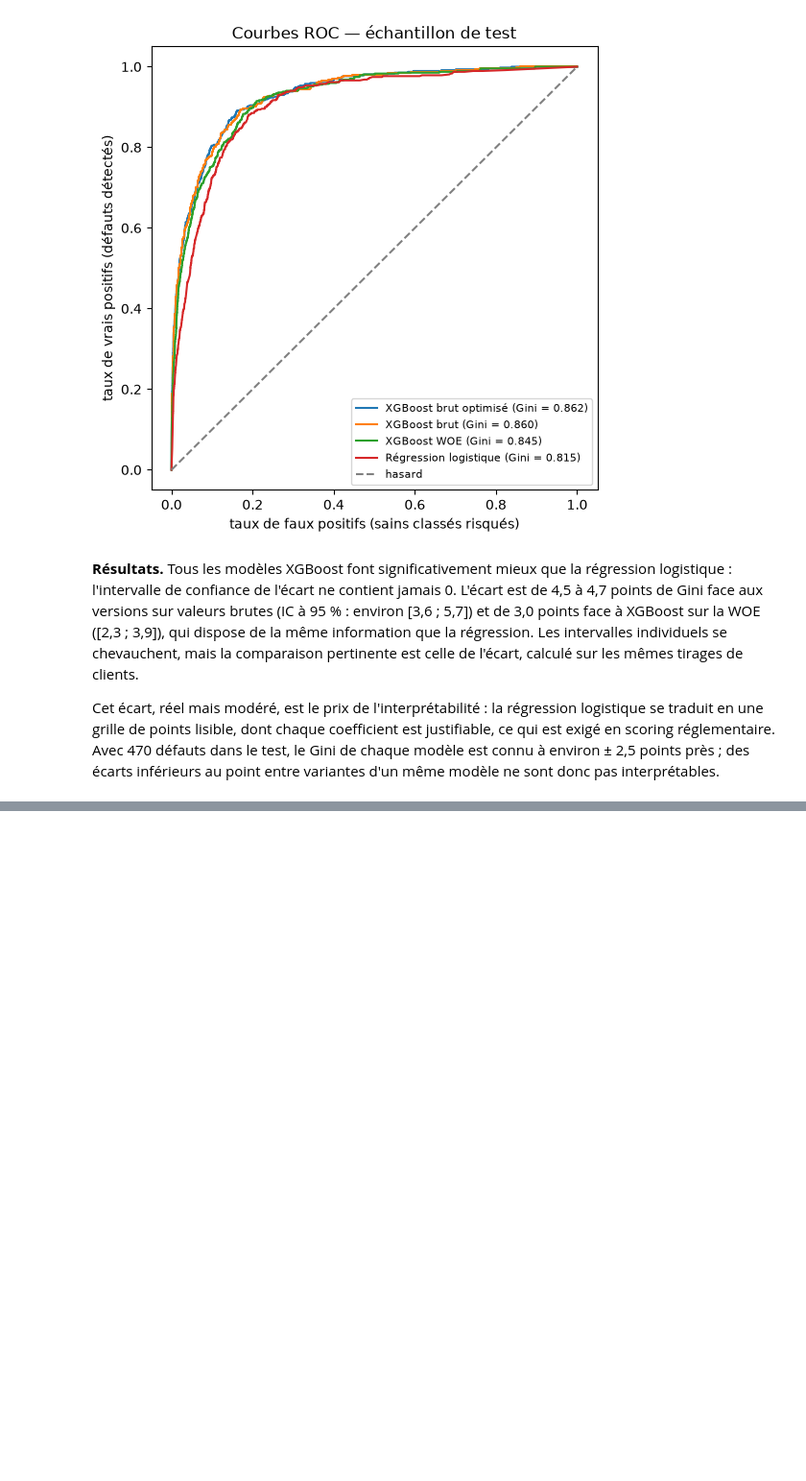
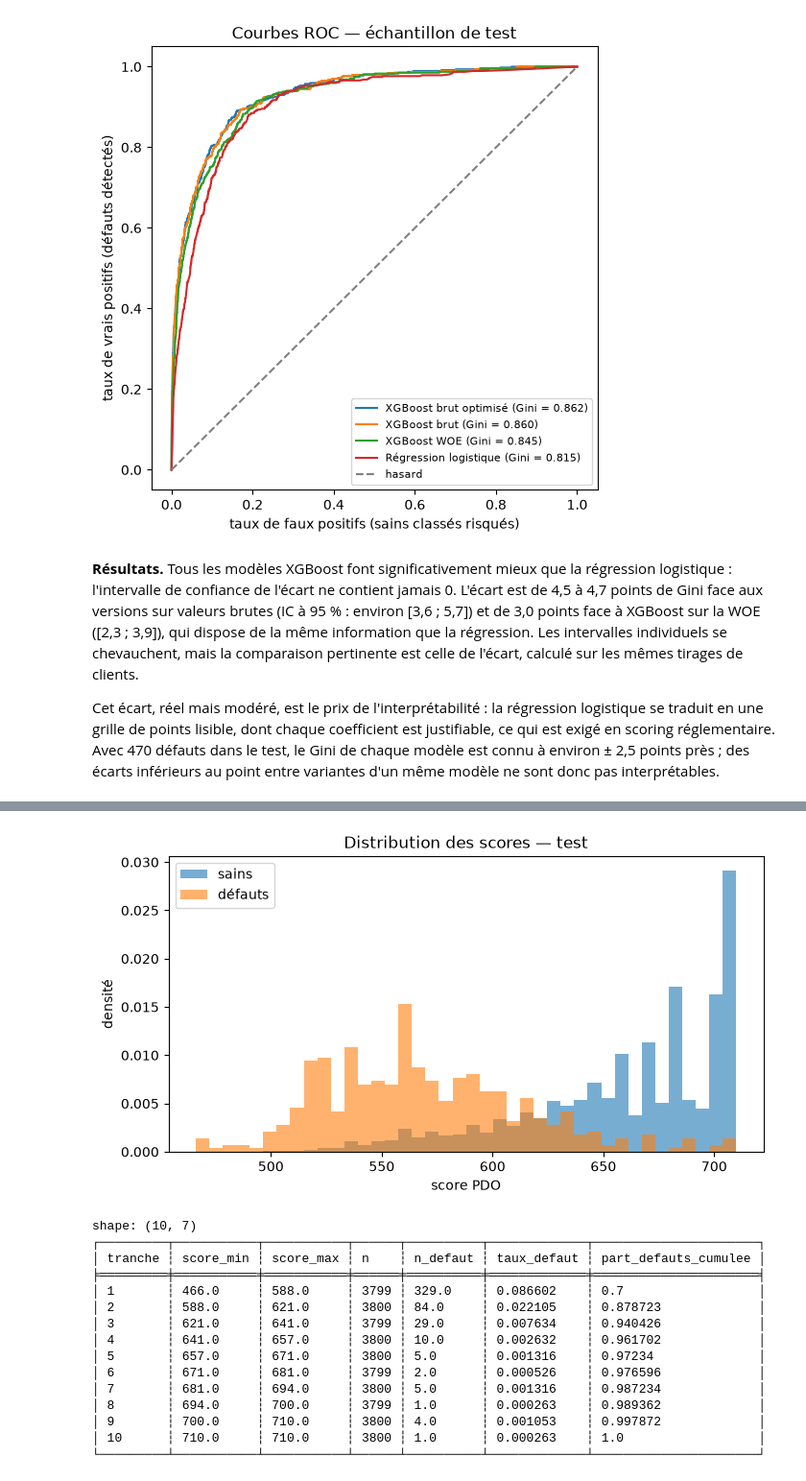
Before and after one commit to fulfam97/Projet-scoring, a Jupyter notebook: 2 - Modélisation_SB.ipynb, the cells around one changed output, grey strips where cells are left out. Shown at 96% size. Drawn from its saved outputs; the diff is of its cells as text; code cells hidden in the pictures; blank space fills up the shorter version.

```diff
--- a/2 - Modélisation_SB.ipynb
+++ b/2 - Modélisation_SB.ipynb
@@ -311,6 +303,11 @@ BORNES_A_RETIRER = {
     "solde_crediteur": [30000.0],  # ]5 500 ; 30 000] + ]30 000 ; +inf]
 }
 regles_modele = regles | {v: models.retirer_bornes(regles[v], b) for v, b in BORNES_A_RETIRER.items()}
+
+# Manquants absents de l'apprentissage : rattachés par prudence à la classe la plus risquée (test, OOT, production)
+regles_modele, MISSING_RATTACHES = models.rattacher_missing_absent(
+    {v: regles_modele[v] for v in VARS_LOGIT}, train, TARGET)
+print("manquant rattaché à la classe la plus risquée pour :", MISSING_RATTACHES)
 
 ORDRES = {v: models.ordre_risque(train, v, regles_modele[v], TARGET) for v in VARS_LOGIT}
 X_train_l, NOMS, GROUPES = models.matrice_indicatrices(train, VARS_LOGIT, regles_modele, ORDRES)
@@ -387,0 +401,13 @@ Cet écart, réel mais modéré, est le prix de l'interprétabilité : la régre
+# %%
+# Cellule 10 — grilles de score PDO et normalisée, à partir du modèle final
+from utils import scorecard
+
+SCORE_REF, ODDS_REF, PDO = 600, 50, 20
+FACTOR, OFFSET = scorecard.parametres_pdo(SCORE_REF, ODDS_REF, PDO)
+print(f"Factor = {FACTOR:.2f} | Offset = {OFFSET:.2f}")
+
+grille = scorecard.grille_pdo(logit, GROUPES, ORDRES, SCORE_REF, ODDS_REF, PDO)
+grille_norm = scorecard.grille_normalisee(logit, GROUPES, ORDRES, total=1000)
+grilles = grille.join(grille_norm.select("variable", "classe", pl.col("points").alias("points_normalises")),
+                      on=["variable", "classe"])
+print(grilles)
@@ -387,0 +432,11 @@ Cet écart, réel mais modéré, est le prix de l'interprétabilité : la régre
+# %%
+# Cellule 11 — scores sur train et test : le passage en points doit conserver le pouvoir discriminant
+score_train = scorecard.appliquer_grille(train, grille, regles_modele)
+score_test = scorecard.appliquer_grille(test, grille, regles_modele)
+score_test_norm = scorecard.appliquer_grille(test, grille_norm, regles_modele)
+print(pl.DataFrame([
+    models.metriques(test[TARGET], models.predire(logit, X_test_l), "Régression logistique (probabilité)"),
+    models.metriques(test[TARGET], -score_test, "Grille PDO (points arrondis)"),
+    models.metriques(test[TARGET], -score_test_norm, "Grille normalisée (points arrondis)"),
+]).select("echantillon", "gini", "ks"))
+print(f"Score PDO : de {score_train.min():.0f} à {score_train.max():.0f} (train)")
@@ -387,0 +453,27 @@ Cet écart, réel mais modéré, est le prix de l'interprétabilité : la régre
+# %%
+# Cellule 12 — distribution des scores et taux de défaut par tranche de score (test)
+import matplotlib.pyplot as plt
+
+fig, ax = plt.subplots(figsize=(8, 4))
+ax.hist(score_test.filter(test[TARGET] == 0), bins=40, alpha=0.6, density=True, label="sains")
+ax.hist(score_test.filter(test[TARGET] == 1), bins=40, alpha=0.6, density=True, label="défauts")
+ax.set(xlabel="score PDO", ylabel="densité", title="Distribution des scores — test"); ax.legend(); plt.show()
+
+scorecard.taux_par_tranche(score_test, test[TARGET], n_tranches=10)
+# %% [output]
+[figure, added]
+shape: (10, 7)
+┌─────────┬───────────┬───────────┬──────┬──────────┬─────────────┬──────────────────────┐
+│ tranche ┆ score_min ┆ score_max ┆ n    ┆ n_defaut ┆ taux_defaut ┆ part_defauts_cumulee │
+╞═════════╪═══════════╪═══════════╪══════╪══════════╪═════════════╪══════════════════════╡
+│ 1       ┆ 466.0     ┆ 588.0     ┆ 3799 ┆ 329.0    ┆ 0.086602    ┆ 0.7                  │
+│ 2       ┆ 588.0     ┆ 621.0     ┆ 3800 ┆ 84.0     ┆ 0.022105    ┆ 0.878723             │
+│ 3       ┆ 621.0     ┆ 641.0     ┆ 3799 ┆ 29.0     ┆ 0.007634    ┆ 0.940426             │
+│ 4       ┆ 641.0     ┆ 657.0     ┆ 3800 ┆ 10.0     ┆ 0.002632    ┆ 0.961702             │
+│ 5       ┆ 657.0     ┆ 671.0     ┆ 3800 ┆ 5.0      ┆ 0.001316    ┆ 0.97234              │
+│ 6       ┆ 671.0     ┆ 681.0     ┆ 3799 ┆ 2.0      ┆ 0.000526    ┆ 0.976596             │
+│ 7       ┆ 681.0     ┆ 694.0     ┆ 3800 ┆ 5.0      ┆ 0.001316    ┆ 0.987234             │
+│ 8       ┆ 694.0     ┆ 700.0     ┆ 3799 ┆ 1.0      ┆ 0.000263    ┆ 0.989362             │
+│ 9       ┆ 700.0     ┆ 710.0     ┆ 3800 ┆ 4.0      ┆ 0.001053    ┆ 0.997872             │
+│ 10      ┆ 710.0     ┆ 710.0     ┆ 3800 ┆ 1.0      ┆ 0.000263    ┆ 1.0                  │
+└─────────┴───────────┴───────────┴──────┴──────────┴─────────────┴──────────────────────┘
```
Also changed, not shown: parts of 10 cells of this notebook, 3 other files.
